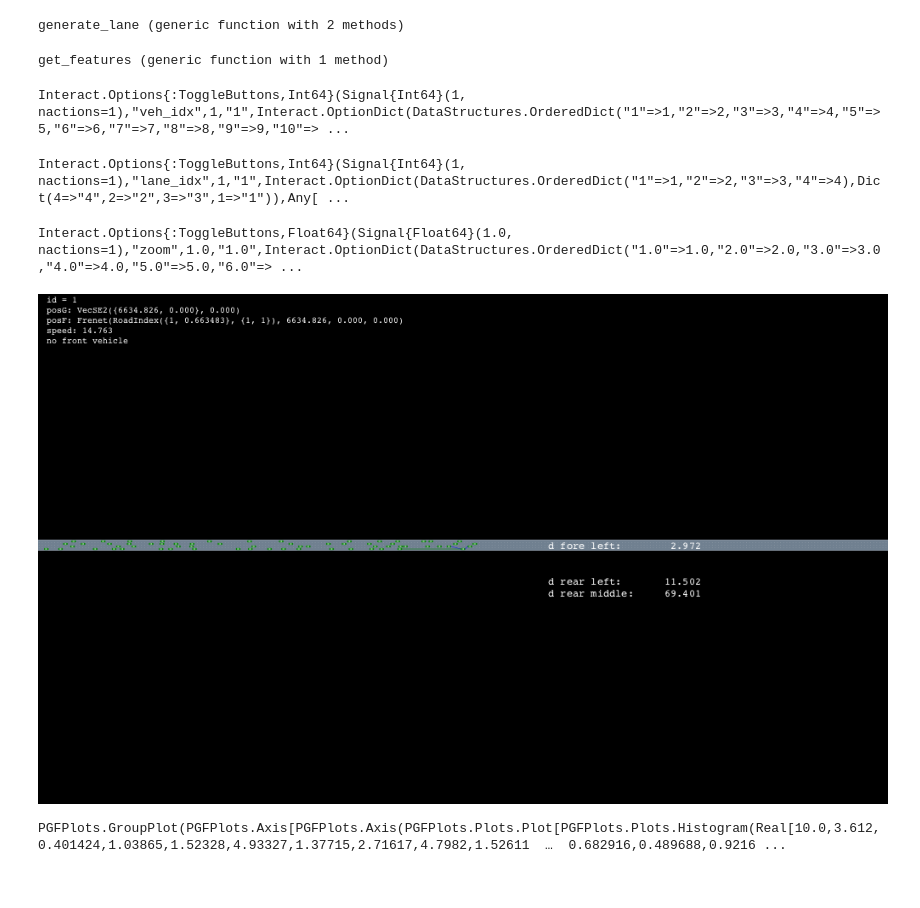
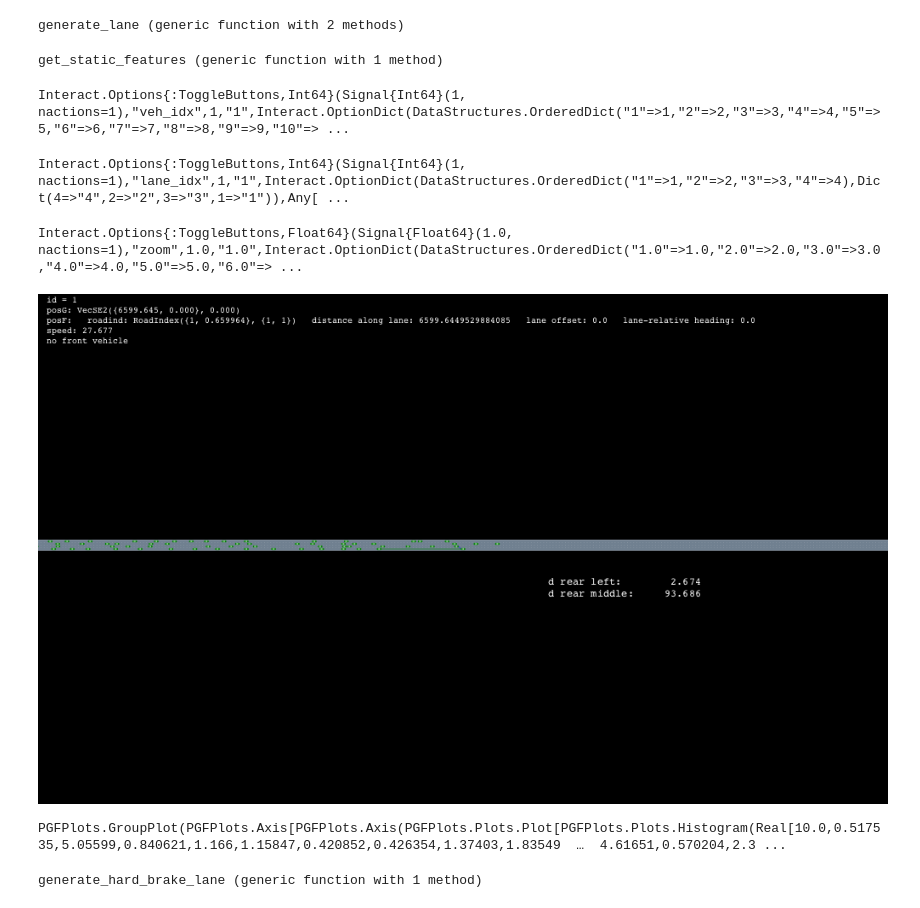
Before and after one commit to sisl/AutoRisk.jl, a Jupyter notebook: scripts/scene_gen/scene_gen.ipynb, the cells around one changed output. Drawn from its saved outputs; the diff is of its cells as text; code cells hidden in the pictures.

```diff
--- a/scripts/scene_gen/scene_gen.ipynb
+++ b/scripts/scene_gen/scene_gen.ipynb
@@ -185,7 +187,7 @@ end
 generate_lane (generic function with 2 methods)
 # %%
 # scene feature extractors
-function get_features(scene::Scene, roadway::Roadway)
+function get_static_features(scene::Scene, roadway::Roadway)
     # feature containers, censors
     timegaps = zeros(Float64, length(scene))
     timegap_censor_hi = 10.
@@ -236,13 +238,13 @@ function get_features(scene::Scene, roadway::Roadway)
     return timegaps, ttcs, velocities, distance_fores
 end
 # %% [output]
-get_features (generic function with 1 method)
+get_static_features (generic function with 1 method)
 # %%
 # populate and display a scene
 context = IntegratedContinuous(.1, 1)
 num_lanes = 4
 num_veh = 100
-num_scenes = 1000
+num_scenes = 10
 roadway_length = 10000.
 roadway = gen_straight_roadway(num_lanes, roadway_length)
 
@@ -282,35 +284,35 @@ for scene_idx in 1:num_scenes
                 veh_def = VehicleDef(veh_id, AgentClass.CAR, 5., 2.)
                 push!(scene, Vehicle(veh_state, veh_def))
             else
                 break
             end
         end
     end
     # compute features of scene
-    timegaps, ttcs, velocities, distance_fores = get_features(scene, roadway)
+    timegaps, ttcs, velocities, distance_fores = get_static_features(scene, roadway)
     s = (scene_idx - 1) * num_lanes * num_veh
     e = s + num_lanes * num_veh
     emergent["timegap"][s+1:e] = timegaps
     emergent["ttc"][s+1:e] = ttcs
     emergent["velocity"][s+1:e] = velocities
     emergent["distance_fore"][s+1:e] = distance_fores
 end
 
 # or just look at it
 @manipulate for veh_idx in collect(1:num_veh),
                 lane_idx in collect(1:num_lanes),
               zoom in collect(1:10.)
     veh_id = veh_idx + (lane_idx - 1) * num_veh
     stats = [CarFollowingStatsOverlay(veh_id, 2),
         NeighborsOverlay(veh_id, textparams = TextParams(x = 600, y_start=300))]
 
     render(scene, roadway, stats, cam = CarFollowCamera(veh_id, zoom), car_colors = carcolors)
 end
 # %% [output]
 Interact.Options{:ToggleButtons,Int64}(Signal{Int64}(1, nactions=1),"veh_idx",1,"1",Interact.OptionDict(DataStructures.OrderedDict("1"=>1,"2"=>2,"3"=>3,"4"=>4,"5"=>5,"6"=>6,"7"=>7,"8"=>8,"9"=>9,"10"=> ...
 Interact.Options{:ToggleButtons,Int64}(Signal{Int64}(1, nactions=1),"lane_idx",1,"1",Interact.OptionDict(DataStructures.OrderedDict("1"=>1,"2"=>2,"3"=>3,"4"=>4),Dict(4=>"4",2=>"2",3=>"3",1=>"1")),Any[ ...
 Interact.Options{:ToggleButtons,Float64}(Signal{Float64}(1.0, nactions=1),"zoom",1.0,"1.0",Interact.OptionDict(DataStructures.OrderedDict("1.0"=>1.0,"2.0"=>2.0,"3.0"=>3.0,"4.0"=>4.0,"5.0"=>5.0,"6.0"=> ...
-[figure, old version]
+[figure, new version]
 # %%
 # analyze emergent behavior
 g = GroupPlot(2, 2, groupStyle = "horizontal sep = 1.75cm, vertical sep = 1.5cm")
@@ -345,8 +347,51 @@ distance_fore_axis = Axis(Plots.Histogram(emergent["distance_fore"], bins=nbins)
 push!(g, distance_fore_axis)
 g
 # %% [output]
-PGFPlots.GroupPlot(PGFPlots.Axis[PGFPlots.Axis(PGFPlots.Plots.Plot[PGFPlots.Plots.Histogram(Real[10.0,3.612,0.401424,1.03865,1.52328,4.93327,1.37715,2.71617,4.7982,1.52611  …  0.682916,0.489688,0.9216 ...
+PGFPlots.GroupPlot(PGFPlots.Axis[PGFPlots.Axis(PGFPlots.Plots.Plot[PGFPlots.Plots.Histogram(Real[10.0,0.517535,5.05599,0.840621,1.166,1.15847,0.420852,0.426354,1.37403,1.83549  …  4.61651,0.570204,2.3 ...
 # %%
 TikzPictures.save("/Users/wulfebw/Desktop/hist_hard_brake.pdf", g)
 # %%
 cutpoints
+# %%
+# generate a lane
+function generate_hard_brake_lane()
+    t_cpd_idx = 1
+    fore_v_cpd_idx = 2
+    fore_d_cpd_idx = 3
+    v_cpd_idx = 4
+    v_cpd = bn.cpds[v_cpd_idx]
+    states = zeros(num_veh, 4)
+
+    # sample the initial car
+    state = rand(bn)
+    v, fore_d, fore_v, t = state[:velocity], state[:foredistance], state[:forevelocity], state[:target]
+    states[1, 1] = rand(v_dists[v])
+    states[1, 2] = rand(d_fore_dists[fore_d])
+    states[1, 3] = rand(v_fore_dists[fore_v])
+    states[1, 4] = 1
+
+    hard_brake_veh_idx = 3
+
+    for veh_idx in 2:num_veh
+        # sample the target
+        t = veh_idx == hard_brake_veh_idx ? 2 : 1
+
+        # sample the distance bin
+        fore_d = rand(bn.cpds[fore_d_cpd_idx], :target=>t)
+
+        # sample the velocity bin
+        v = rand(bn.cpds[v_cpd_idx], :forevelocity=>fore_v, :foredistance=>fore_d, :target=>t)
+
+        # sample the float values uniformly
+        states[veh_idx, 1] = rand(v_dists[v])
+        states[veh_idx, 2] = rand(d_fore_dists[fore_d])
+        states[veh_idx, 3] = rand(v_fore_dists[fore_v])
+        states[veh_idx, 4] = t
+
+        # replace the fore velocity with the current one
+        fore_v = v
+    end
+    return states
+end
+# %% [output]
+generate_hard_brake_lane (generic function with 1 method)
```
Also changed, not shown: parts of 4 cells of this notebook, 2 other files.
